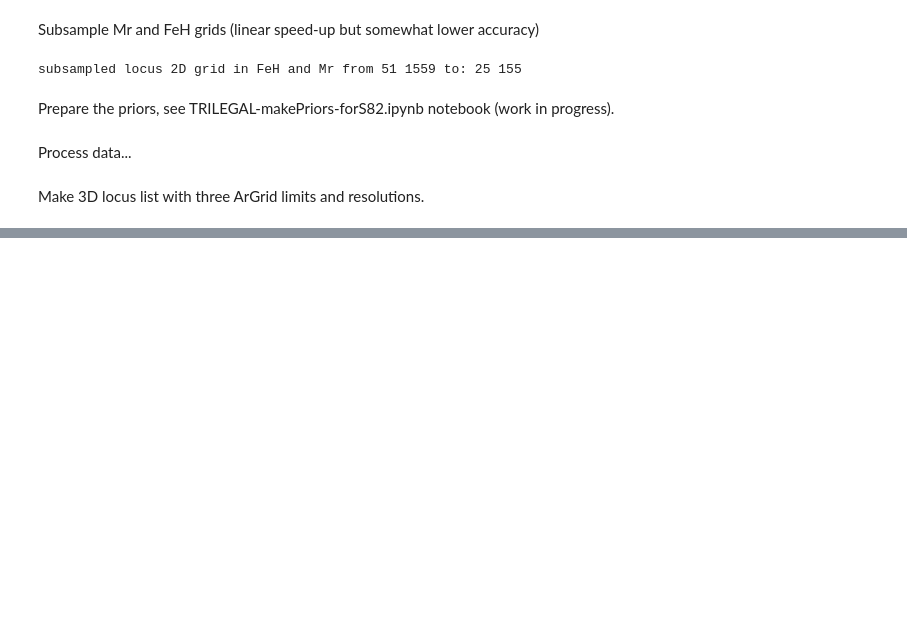
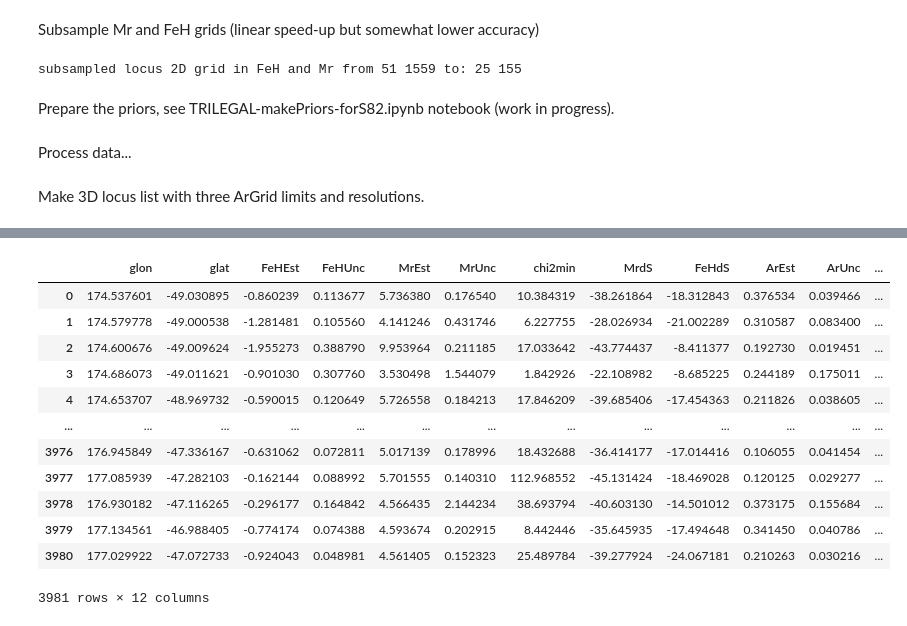
Before and after one commit to labastro-rbi/photoD, a Jupyter notebook: docs/pre_executed/bayes-method-3d.ipynb, the cells around one changed output, grey strips where cells are left out. Cells and saved outputs as stored; diff of their text form; code cells hidden in the pictures; blank space fills up the shorter version.

```diff
--- a/docs/pre_executed/bayes-method-3d.ipynb
+++ b/docs/pre_executed/bayes-method-3d.ipynb
@@ -105,3 +89,19 @@ estimates_df
+# %%
+estimatesDf
+# %% [output]
+|  | glon | glat | FeHEst | FeHUnc | MrEst | MrUnc | chi2min | MrdS | FeHdS | ArEst | ArUnc | ... |
+| 0 | 174.537601 | -49.030895 | -0.860239 | 0.113677 | 5.736380 | 0.176540 | 10.384319 | -38.261864 | -18.312843 | 0.376534 | 0.039466 | ... |
+| 1 | 174.579778 | -49.000538 | -1.281481 | 0.105560 | 4.141246 | 0.431746 | 6.227755 | -28.026934 | -21.002289 | 0.310587 | 0.083400 | ... |
+| 2 | 174.600676 | -49.009624 | -1.955273 | 0.388790 | 9.953964 | 0.211185 | 17.033642 | -43.774437 | -8.411377 | 0.192730 | 0.019451 | ... |
+| 3 | 174.686073 | -49.011621 | -0.901030 | 0.307760 | 3.530498 | 1.544079 | 1.842926 | -22.108982 | -8.685225 | 0.244189 | 0.175011 | ... |
+| 4 | 174.653707 | -48.969732 | -0.590015 | 0.120649 | 5.726558 | 0.184213 | 17.846209 | -39.685406 | -17.454363 | 0.211826 | 0.038605 | ... |
+| ... | ... | ... | ... | ... | ... | ... | ... | ... | ... | ... | ... | ... |
+| 3976 | 176.945849 | -47.336167 | -0.631062 | 0.072811 | 5.017139 | 0.178996 | 18.432688 | -36.414177 | -17.014416 | 0.106055 | 0.041454 | ... |
+| 3977 | 177.085939 | -47.282103 | -0.162144 | 0.088992 | 5.701555 | 0.140310 | 112.968552 | -45.131424 | -18.469028 | 0.120125 | 0.029277 | ... |
+| 3978 | 176.930182 | -47.116265 | -0.296177 | 0.164842 | 4.566435 | 2.144234 | 38.693794 | -40.603130 | -14.501012 | 0.373175 | 0.155684 | ... |
+| 3979 | 177.134561 | -46.988405 | -0.774174 | 0.074388 | 4.593674 | 0.202915 | 8.442446 | -35.645935 | -17.494648 | 0.341450 | 0.040786 | ... |
+| 3980 | 177.029922 | -47.072733 | -0.924043 | 0.048981 | 4.561405 | 0.152323 | 25.489784 | -39.277924 | -24.067181 | 0.210263 | 0.030216 | ... |
+3981 rows × 12 columns
 # %%
 # Create directories for the plots and results
 os.makedirs("plots", exist_ok=True)
```
Also changed, not shown: parts of 14 cells of this notebook, 5 other files.
